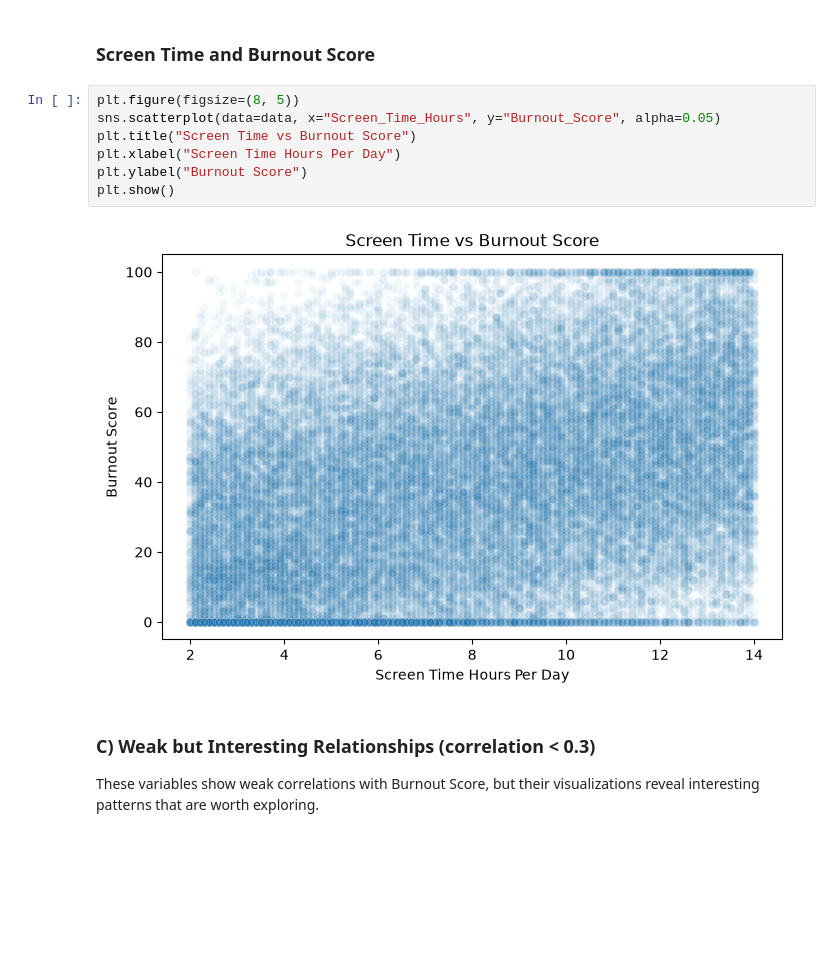
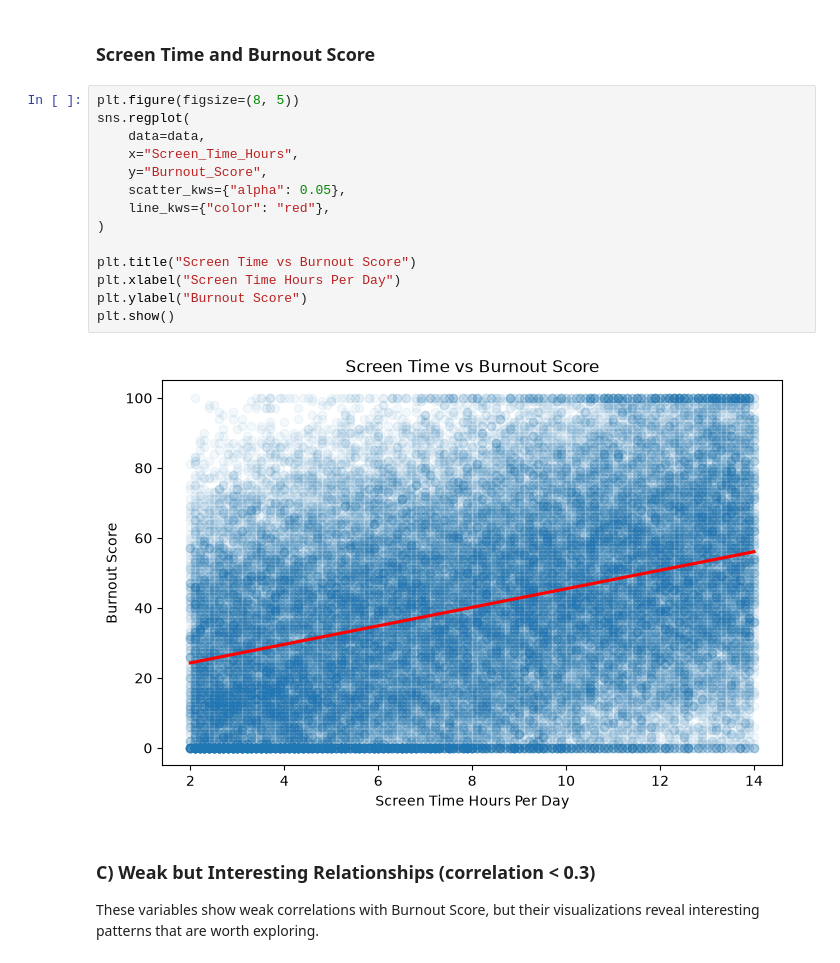
Before and after one commit to stuNero/ai_del_1_kk2, a Jupyter notebook: notebooks/EDA.ipynb, the cells around one changed output. Saved outputs shown, nothing was run; the diff lists cells and outputs as text; blank space fills up the shorter version.

```diff
--- a/notebooks/EDA.ipynb
+++ b/notebooks/EDA.ipynb
@@ -422,13 +428,20 @@ These variables show moderate relationships with Burnout Score.
 ### **Screen Time and Burnout Score**
 # %%
 plt.figure(figsize=(8, 5))
-sns.scatterplot(data=data, x="Screen_Time_Hours", y="Burnout_Score", alpha=0.05)
+sns.regplot(
+    data=data,
+    x="Screen_Time_Hours",
+    y="Burnout_Score",
+    scatter_kws={"alpha": 0.05},
+    line_kws={"color": "red"},
+)
+
 plt.title("Screen Time vs Burnout Score")
 plt.xlabel("Screen Time Hours Per Day")
 plt.ylabel("Burnout Score")
 plt.show()
 # %% [output]
-[figure, old version]
+[figure, new version]
 # %% [markdown]
 ### **C) Weak but Interesting Relationships (correlation < 0.3)**
 
```
Also changed, not shown: parts of 4 cells of this notebook.
